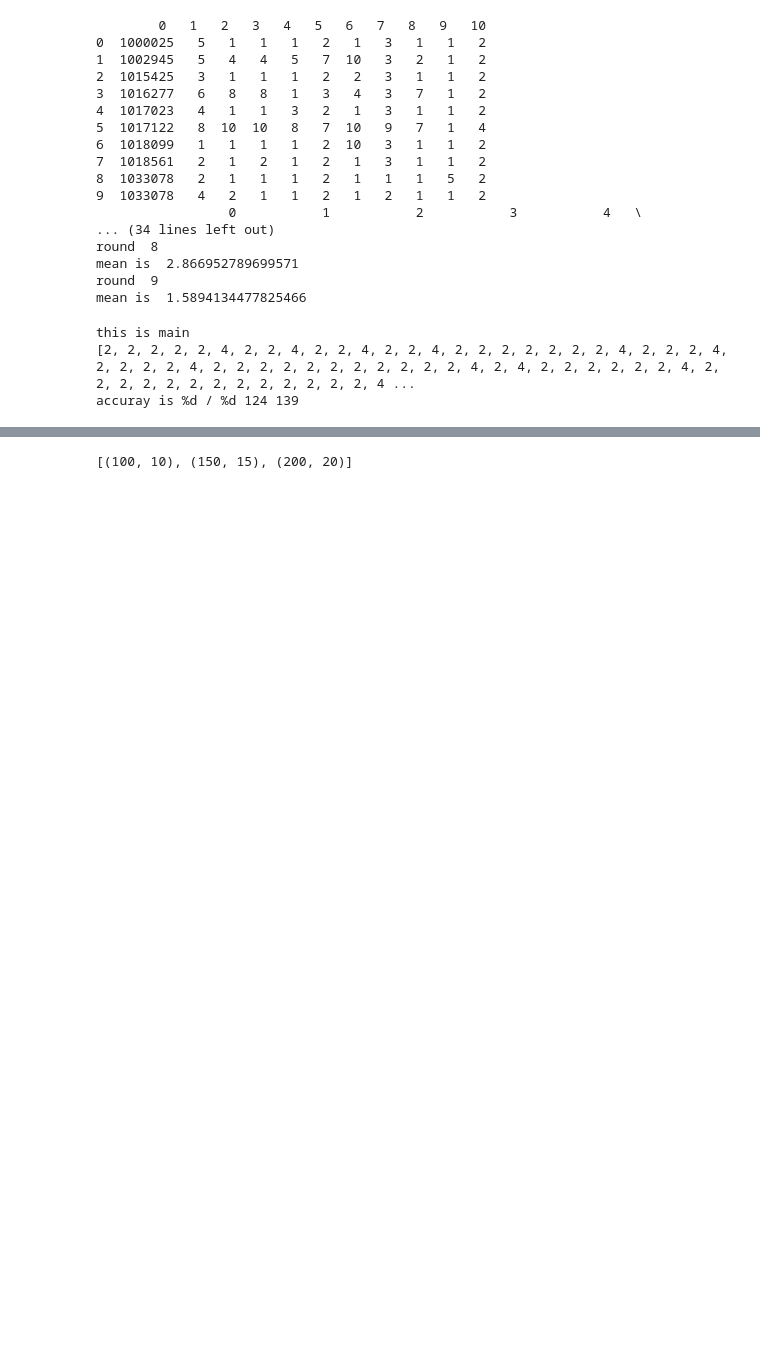
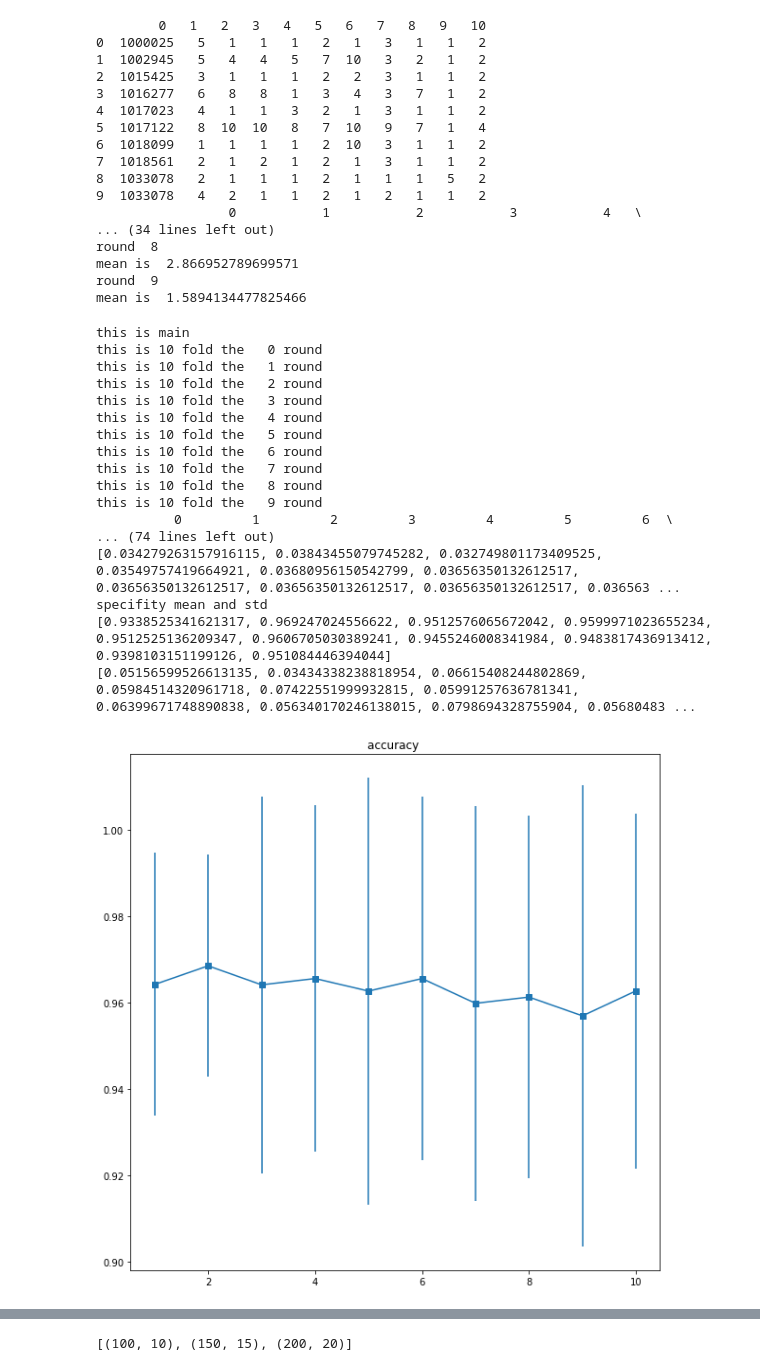
Before and after one commit to IHSIENHUANG/cs171_machine-learning, a Jupyter notebook: hw2/assignment2.ipynb, the cells around one changed output, grey strips where cells are left out. Drawn from its saved outputs; the diff is of its cells as text; code cells hidden in the pictures; blank space fills up the shorter version.

```diff
--- a/hw2/assignment2.ipynb
+++ b/hw2/assignment2.ipynb
@@ -79,12 +83,32 @@ def knn_classifier(x_test,x_train,y_train,k,p):
             distance_record.append(int(dist))
         index_sort =sorted(range(len(distance_record)), key=lambda k: distance_record[k])
             #this will record the sorted list index for example, the 1th in position k
+        for val in index_sort:
+            if val>630:
+                print ("wow ",index_sort)
         num = 0
         for i in range(k):
+            #print ("index: ",index_sort[i])
             num += y_train[index_sort[i]]
+
         if num >= 3*k:
             y_pred.append(4)
         else:
             y_pred.append(2)
 
     return y_pred
+# %%
+def split_data(k):
+    train_start = int(699/10*k)
+    train_end = int(699/10*(k+1))
+
+
+    x_test= df.iloc[np.r_[train_start:train_end],1:10]
+    x_train = df.iloc[np.r_[0:train_start,train_end:699],1:10]
+    #x_test=x_test.reset_index()
+    #x_train=x_train.reset_index()
+    y_test= df.iloc[np.r_[train_start:train_end],10]
+    y_test=y_test.reset_index(drop=True)
+    y_train= df.iloc[np.r_[0:train_start,train_end:699],10]
+    y_train = y_train.reset_index(drop=True)
+    return x_train,x_test,y_train,y_test
@@ -91,22 +198,32 @@ def knn_classifier(x_test,x_train,y_train,k,p):
 # %%
 def main():
     print ("this is main")
     x=[1,3,5]
     y=[1,1,1]
     #print(distance_LP(x,y,2))
     #print (x_test)
-    y_pred = knn_classifier(x_test,x_train,y_train,2,2)
-    print (y_pred)
-    # 2 for positive 4 for negative
-    #accuracy sensitivity and specificy
-    accruacy=0
-    for val1,val2 in zip(y_pred,y_test):
-        if val1 ==val2:
-            accruacy+=1
-    print ("accuray is %d / %d",accruacy,len(y_test))
+
+    cross_val()
+
+
 if __name__ == "__main__":
     main()
 # %% [output]
 this is main
-[2, 2, 2, 2, 2, 4, 2, 2, 4, 2, 2, 4, 2, 2, 4, 2, 2, 2, 2, 2, 2, 2, 4, 2, 2, 2, 4, 2, 2, 2, 2, 4, 2, 2, 2, 2, 2, 2, 2, 2, 2, 2, 2, 4, 2, 4, 2, 2, 2, 2, 2, 2, 4, 2, 2, 2, 2, 2, 2, 2, 2, 2, 2, 2, 2, 2, 4 ...
-accuray is %d / %d 124 139
+this is 10 fold the   0 round
+this is 10 fold the   1 round
+this is 10 fold the   2 round
+this is 10 fold the   3 round
+this is 10 fold the   4 round
+this is 10 fold the   5 round
+this is 10 fold the   6 round
+this is 10 fold the   7 round
+this is 10 fold the   8 round
+this is 10 fold the   9 round
+          0         1         2         3         4         5         6  \
+... (74 lines left out)
+[0.034279263157916115, 0.03843455079745282, 0.032749801173409525, 0.03549757419664921, 0.03680956150542799, 0.03656350132612517, 0.03656350132612517, 0.03656350132612517, 0.03656350132612517, 0.036563 ...
+specifity mean and std
+[0.9338525341621317, 0.969247024556622, 0.9512576065672042, 0.9599971023655234, 0.9512525136209347, 0.9606705030389241, 0.9455246008341984, 0.9483817436913412, 0.9398103151199126, 0.951084446394044]
+[0.05156599526613135, 0.03434338238818954, 0.06615408244802869, 0.05984514320961718, 0.07422551999932815, 0.05991257636781341, 0.06399671748890838, 0.056340170246138015, 0.0798694328755904, 0.05680483 ...
+[figure, added]
```
Also changed, not shown: parts of 6 cells of this notebook.
